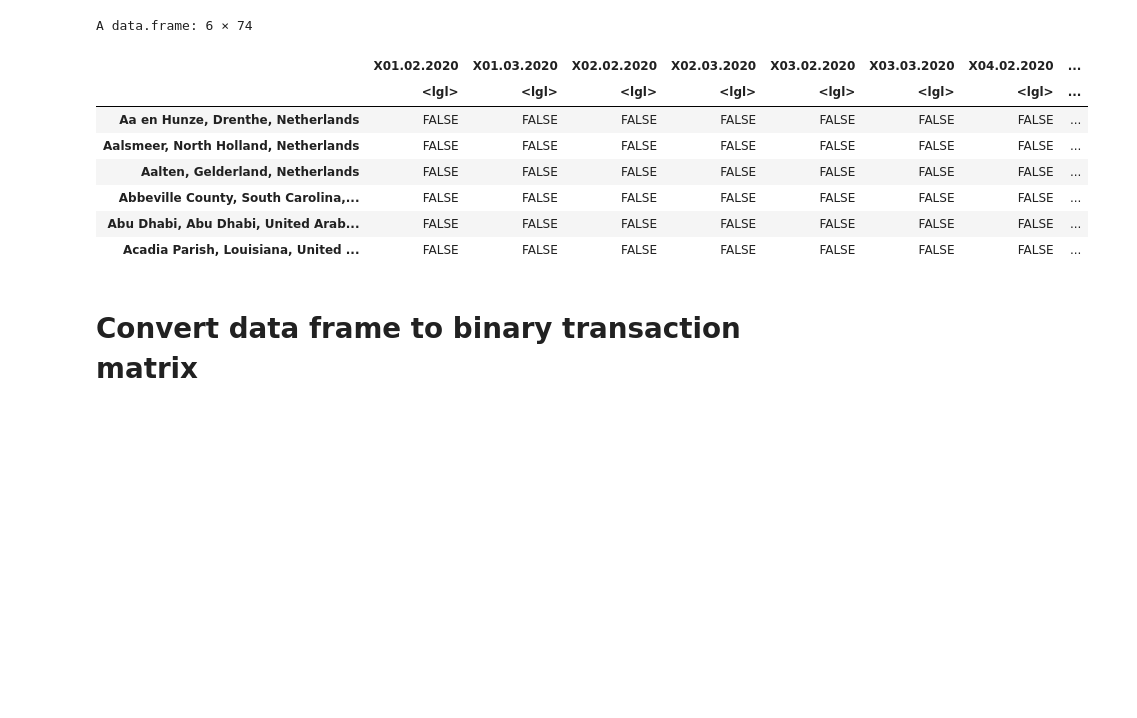
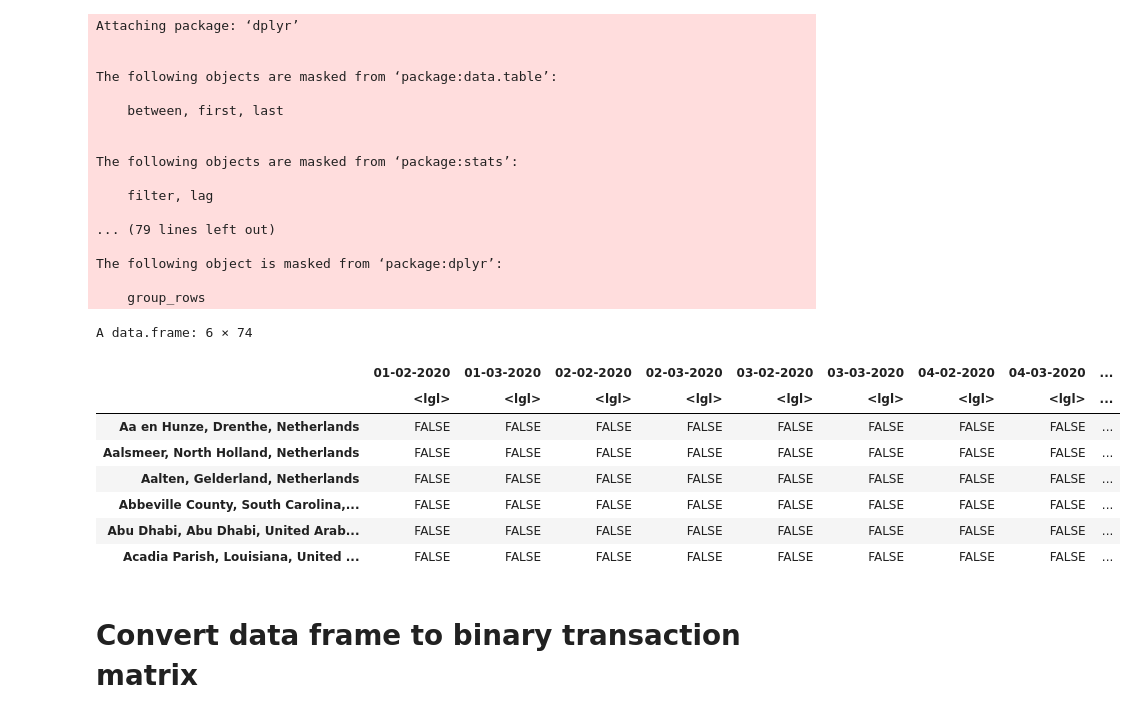
Before and after one commit to apetkau/comp7944-project, a Jupyter notebook: analysis/geo-date/geo_date_mining.ipynb, the cells around one changed output. Saved outputs shown, nothing was run; the diff lists cells and outputs as text; code cells hidden in the pictures; blank space fills up the shorter version.

```diff
--- a/analysis/geo-date/geo_date_mining.ipynb
+++ b/analysis/geo-date/geo_date_mining.ipynb
@@ -1,37 +1,58 @@
 # %%
 library(data.table)
 library(dplyr)
 library(ggplot2)
 library(knitr)
 library(stringr)
 library(DT)
 library(plotly)
 library(arules)
 library(arulesViz)
 library(visNetwork)
 library(igraph)
 library(kableExtra)
 library(RColorBrewer)
 
 location_data = read.table(file = '../../data/nCoV2019/for_use/geographic_date.tsv', sep = '\t', header = TRUE,
                            row.names = 1)
 
 # Change all columns to be of type "logical"
 for(i in c(1:ncol(location_data))) {
     location_data[,i] <- as.logical(location_data[,i])
 }
 
+# Adjust names
+names(location_data) <- gsub("X", "", names(location_data), fixed=TRUE)
+names(location_data) <- gsub(".", "-", names(location_data), fixed=TRUE)
+
 head(location_data)
 # %% [output]
-A data.frame: 6 × 74
+Attaching package: ‘dplyr’
+
+
+The following objects are masked from ‘package:data.table’:
+
+    between, first, last
+
+
+The following objects are masked from ‘package:stats’:
+
+    filter, lag
+
+... (79 lines left out)
+
+The following object is masked from ‘package:dplyr’:
+
+    group_rows
+A data.frame: 6 × 74
-|  | X01.02.2020 | X01.03.2020 | X02.02.2020 | X02.03.2020 | X03.02.2020 | X03.03.2020 | X04.02.2020 | ... |
-|  | <lgl> | <lgl> | <lgl> | <lgl> | <lgl> | <lgl> | <lgl> | ... |
-| Aa en Hunze, Drenthe, Netherlands | FALSE | FALSE | FALSE | FALSE | FALSE | FALSE | FALSE | ... |
-| Aalsmeer, North Holland, Netherlands | FALSE | FALSE | FALSE | FALSE | FALSE | FALSE | FALSE | ... |
-| Aalten, Gelderland, Netherlands | FALSE | FALSE | FALSE | FALSE | FALSE | FALSE | FALSE | ... |
-| Abbeville County, South Carolina,... | FALSE | FALSE | FALSE | FALSE | FALSE | FALSE | FALSE | ... |
-| Abu Dhabi, Abu Dhabi, United Arab... | FALSE | FALSE | FALSE | FALSE | FALSE | FALSE | FALSE | ... |
-| Acadia Parish, Louisiana, United ... | FALSE | FALSE | FALSE | FALSE | FALSE | FALSE | FALSE | ... |
+|  | 01-02-2020 | 01-03-2020 | 02-02-2020 | 02-03-2020 | 03-02-2020 | 03-03-2020 | 04-02-2020 | 04-03-2020 | ... |
+|  | <lgl> | <lgl> | <lgl> | <lgl> | <lgl> | <lgl> | <lgl> | <lgl> | ... |
+| Aa en Hunze, Drenthe, Netherlands | FALSE | FALSE | FALSE | FALSE | FALSE | FALSE | FALSE | FALSE | ... |
+| Aalsmeer, North Holland, Netherlands | FALSE | FALSE | FALSE | FALSE | FALSE | FALSE | FALSE | FALSE | ... |
+| Aalten, Gelderland, Netherlands | FALSE | FALSE | FALSE | FALSE | FALSE | FALSE | FALSE | FALSE | ... |
+| Abbeville County, South Carolina,... | FALSE | FALSE | FALSE | FALSE | FALSE | FALSE | FALSE | FALSE | ... |
+| Abu Dhabi, Abu Dhabi, United Arab... | FALSE | FALSE | FALSE | FALSE | FALSE | FALSE | FALSE | FALSE | ... |
+| Acadia Parish, Louisiana, United ... | FALSE | FALSE | FALSE | FALSE | FALSE | FALSE | FALSE | FALSE | ... |
 # %% [markdown]
 # Convert data frame to binary transaction matrix
 # %%
```
Also changed, not shown: parts of 17 cells of this notebook, 1 other file.
